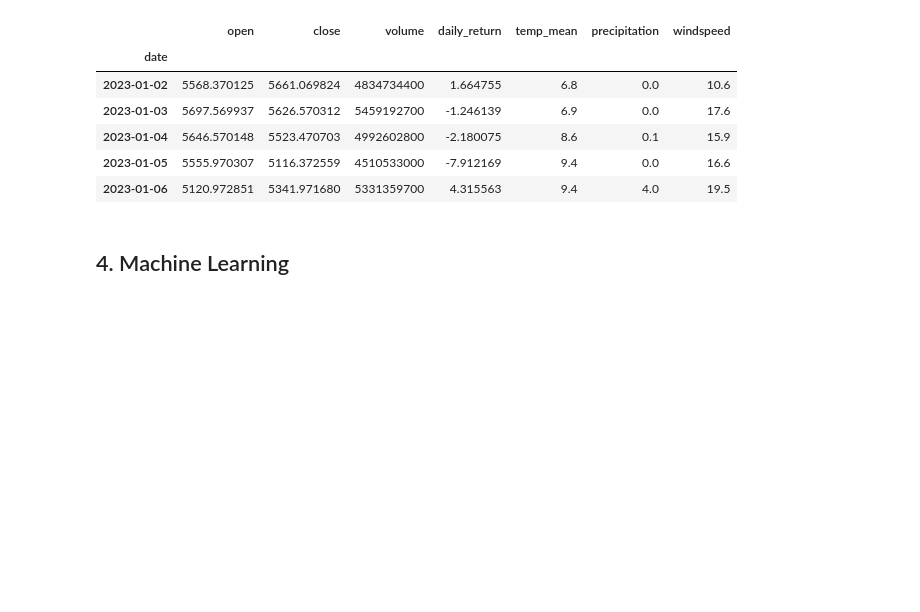
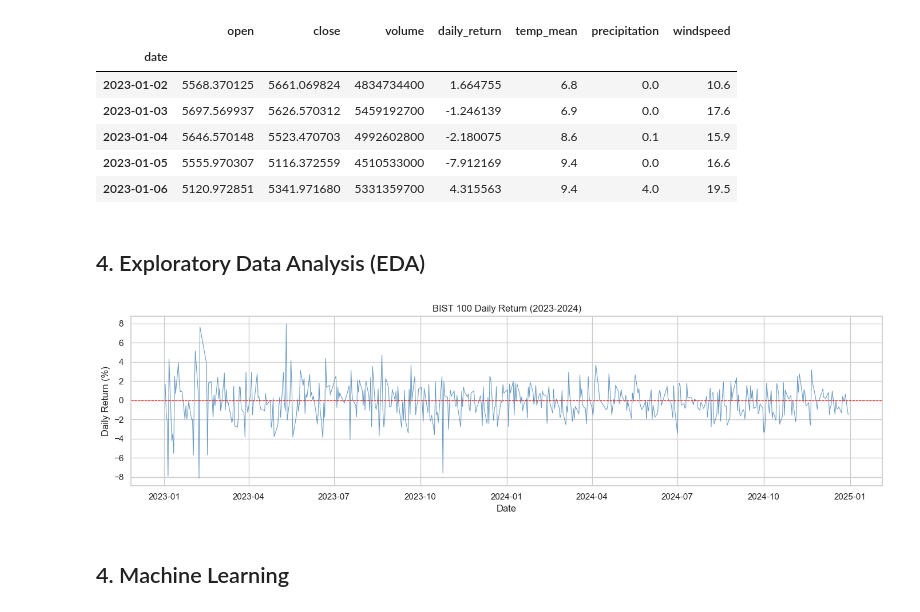
Before and after one commit to emreaks13/DSA210-project, a Jupyter notebook: Eda.ipynb, the cells around one changed output. Saved outputs shown, nothing was run; the diff lists cells and outputs as text; code cells hidden in the pictures; blank space fills up the shorter version.

Commit message:
Add BIST 100 daily return time series plot

```diff
--- a/Eda.ipynb
+++ b/Eda.ipynb
@@ -82,6 +82,25 @@ Merged dataset: (496, 7)
 | 2023-01-04 | 5646.570148 | 5523.470703 | 4992602800 | -2.180075 | 8.6 | 0.1 | 15.9 |
 | 2023-01-05 | 5555.970307 | 5116.372559 | 4510533000 | -7.912169 | 9.4 | 0.0 | 16.6 |
 | 2023-01-06 | 5120.972851 | 5341.971680 | 5331359700 | 4.315563 | 9.4 | 4.0 | 19.5 |
+# %% [markdown]
+## 4. Exploratory Data Analysis (EDA)
+# %%
+import matplotlib.pyplot as plt
+import seaborn as sns
+import numpy as np
+
+sns.set_theme(style="whitegrid")
+
+fig, ax = plt.subplots(figsize=(14, 4))
+ax.plot(df.index, df["daily_return"], color="steelblue", linewidth=0.8, alpha=0.8)
+ax.axhline(0, color="red", linestyle="--", linewidth=0.8)
+ax.set_title("BIST 100 Daily Return (2023-2024)")
+ax.set_xlabel("Date")
+ax.set_ylabel("Daily Return (%)")
+plt.tight_layout()
+plt.show()
+# %% [output]
+[figure, added]
 # %% [markdown]
 ## 4. Machine Learning
 # %%
```
